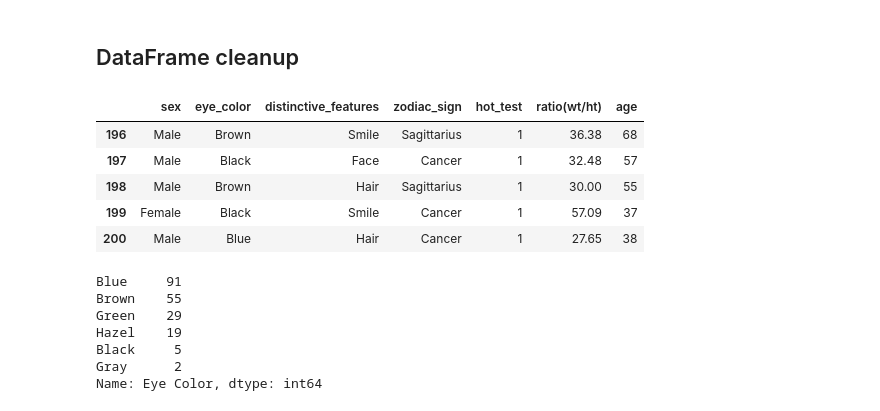
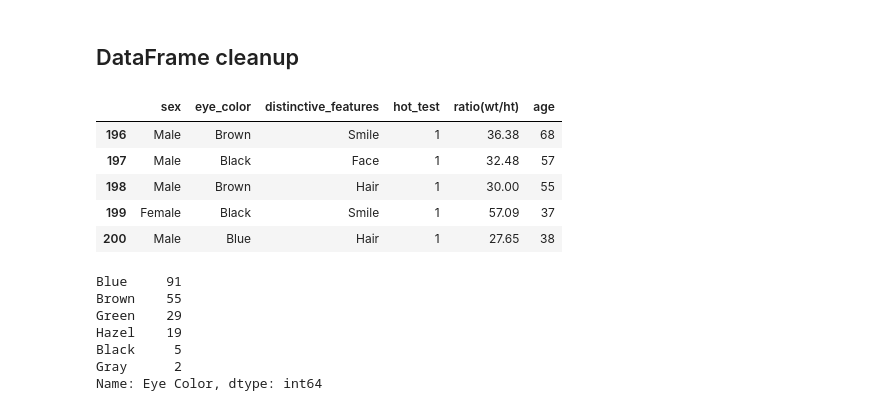
Before and after one commit to gotar1/are_you_hot, a Jupyter notebook: Project_3_Hot_Model/model_classification.ipynb, the cells around one changed output. Drawn from its saved outputs; the diff is of its cells as text; code cells hidden in the pictures.

```diff
--- a/Project_3_Hot_Model/model_classification.ipynb
+++ b/Project_3_Hot_Model/model_classification.ipynb
@@ -83,15 +83,15 @@ hot_df.head(10)
 # %%
 # Data clean up and droping columns we are not going to use to train our model.
 
-clean_df = hot_df.drop(['name', 'dob', 'birth_year', 'height(ft)', 'weight(lbs)', 'hair_color', 'tattoo_body_art'], axis=1)
+clean_df = hot_df.drop(['name', 'dob', 'birth_year', 'height(ft)', 'weight(lbs)', 'zodiac_sign', 'hair_color', 'tattoo_body_art'], axis=1)
 clean_df.tail()
 # %% [output]
-|  | sex | eye_color | distinctive_features | zodiac_sign | hot_test | ratio(wt/ht) | age |
-| 196 | Male | Brown | Smile | Sagittarius | 1 | 36.38 | 68 |
-| 197 | Male | Black | Face | Cancer | 1 | 32.48 | 57 |
-| 198 | Male | Brown | Hair | Sagittarius | 1 | 30.00 | 55 |
-| 199 | Female | Black | Smile | Cancer | 1 | 57.09 | 37 |
-| 200 | Male | Blue | Hair | Cancer | 1 | 27.65 | 38 |
+|  | sex | eye_color | distinctive_features | hot_test | ratio(wt/ht) | age |
+| 196 | Male | Brown | Smile | 1 | 36.38 | 68 |
+| 197 | Male | Black | Face | 1 | 32.48 | 57 |
+| 198 | Male | Brown | Hair | 1 | 30.00 | 55 |
+| 199 | Female | Black | Smile | 1 | 57.09 | 37 |
+| 200 | Male | Blue | Hair | 1 | 27.65 | 38 |
 # %%
 y = hot_df['Eye Color'].value_counts()
 y
```
Also changed, not shown: parts of 12 cells of this notebook, 8 other files.
